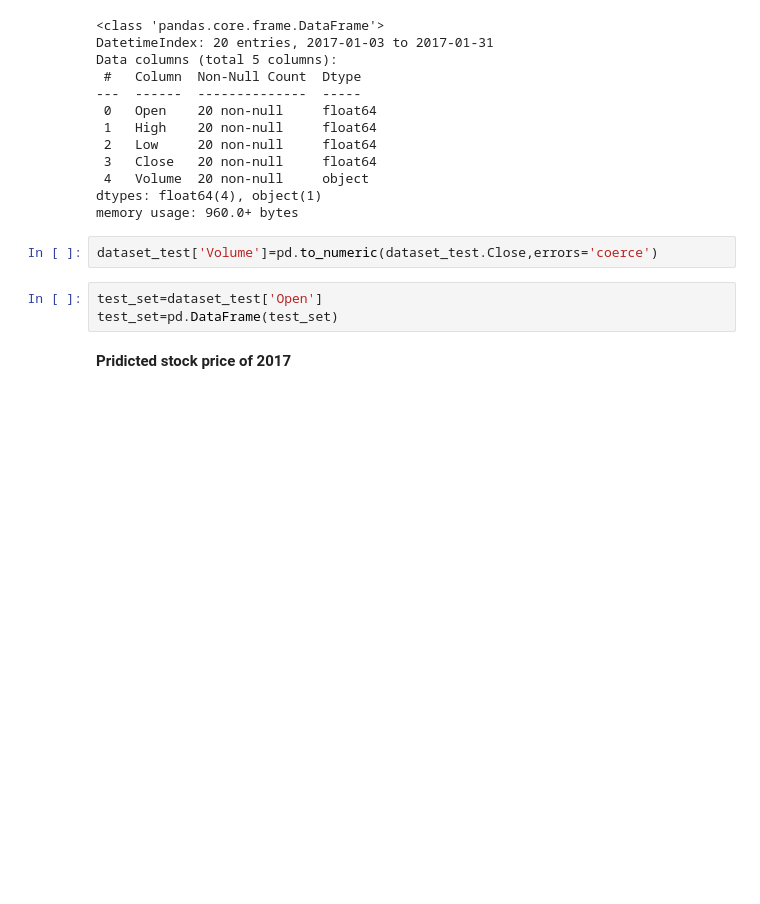
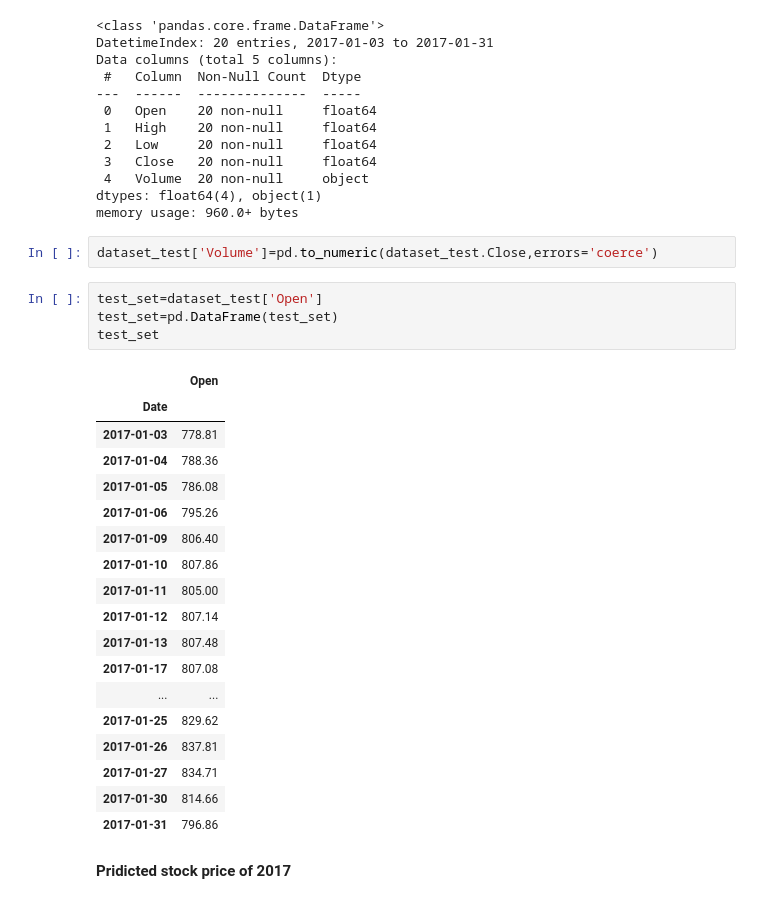
Before and after one commit to anturex2016/Computetional_intelligence_course, a Jupyter notebook: Stock_data.ipynb, the cells around one changed output. Cells and saved outputs as stored; diff of their text form; blank space fills up the shorter version.

```diff
--- a/Stock_data.ipynb
+++ b/Stock_data.ipynb
@@ -210,6 +210,26 @@ dataset_test['Volume']=pd.to_numeric(dataset_test.Close,errors='coerce')
 # %%
 test_set=dataset_test['Open']
 test_set=pd.DataFrame(test_set)
+test_set
+# %% [output]
+|  | Open |
+| Date |  |
+| 2017-01-03 | 778.81 |
+| 2017-01-04 | 788.36 |
+| 2017-01-05 | 786.08 |
+| 2017-01-06 | 795.26 |
+| 2017-01-09 | 806.40 |
+| 2017-01-10 | 807.86 |
+| 2017-01-11 | 805.00 |
+| 2017-01-12 | 807.14 |
+| 2017-01-13 | 807.48 |
+| 2017-01-17 | 807.08 |
+| ... | ... |
+| 2017-01-25 | 829.62 |
+| 2017-01-26 | 837.81 |
+| 2017-01-27 | 834.71 |
+| 2017-01-30 | 814.66 |
+| 2017-01-31 | 796.86 |
 # %% [markdown]
 **Pridicted stock price of 2017**
 # %%
```
Also changed, not shown: parts of 15 cells of this notebook.
